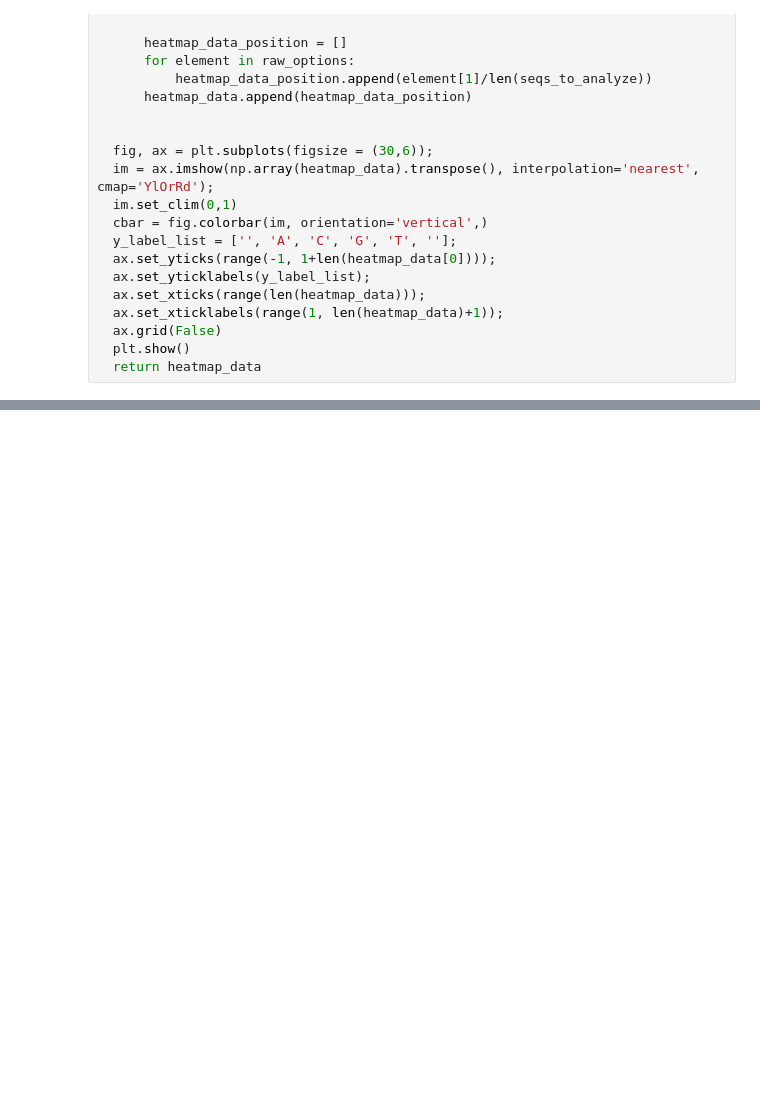
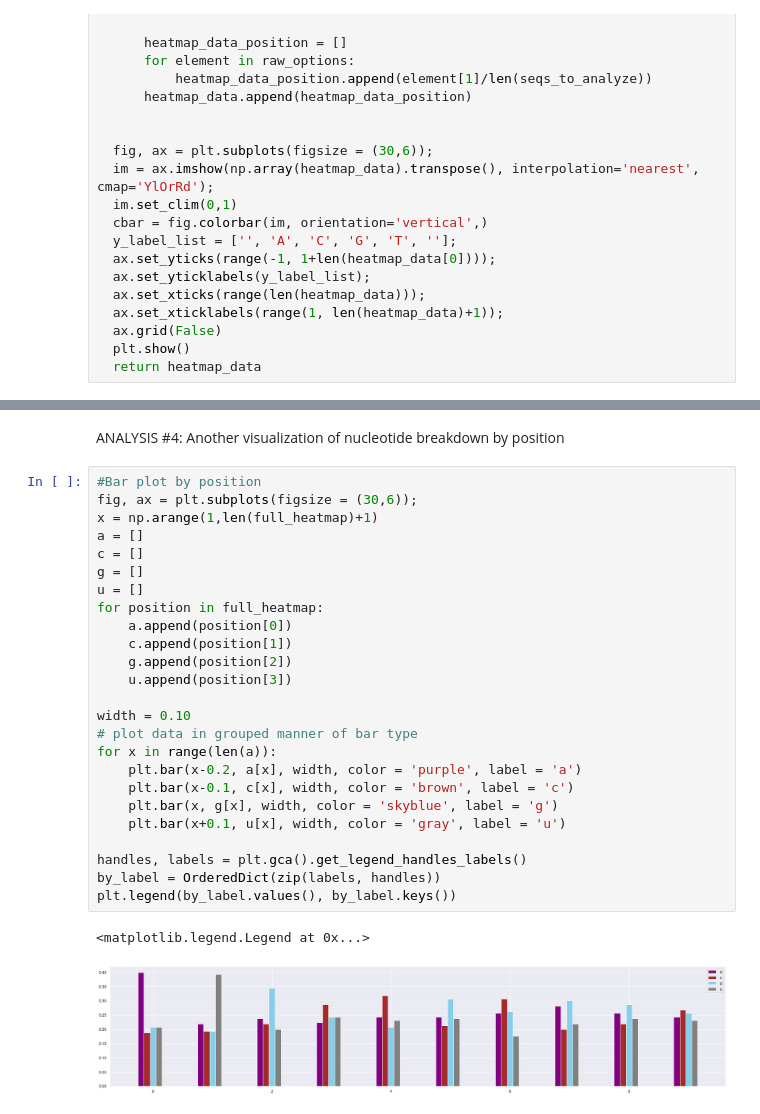
Before and after one commit to szostaklab/aminoacylation, a Jupyter notebook: Experiment 1.ipynb, the cells around one changed output, grey strips where cells are left out. Drawn from its saved outputs; the diff is of its cells as text; blank space fills up the shorter version.

```diff
--- a/Experiment 1.ipynb
+++ b/Experiment 1.ipynb
@@ -240,0 +274,30 @@ make_heatmap(high_quality_trimmed)
+# %% [markdown]
+ANALYSIS #4: Another visualization of nucleotide breakdown by position
+# %%
+#Bar plot by position
+fig, ax = plt.subplots(figsize = (30,6));
+x = np.arange(1,len(full_heatmap)+1)
+a = []
+c = []
+g = []
+u = []
+for position in full_heatmap:
+    a.append(position[0])
+    c.append(position[1])
+    g.append(position[2])
+    u.append(position[3])
+
+width = 0.10
+# plot data in grouped manner of bar type
+for x in range(len(a)):
+    plt.bar(x-0.2, a[x], width, color = 'purple', label = 'a')
+    plt.bar(x-0.1, c[x], width, color = 'brown', label = 'c')
+    plt.bar(x, g[x], width, color = 'skyblue', label = 'g')
+    plt.bar(x+0.1, u[x], width, color = 'gray', label = 'u')
+
+handles, labels = plt.gca().get_legend_handles_labels()
+by_label = OrderedDict(zip(labels, handles))
+plt.legend(by_label.values(), by_label.keys())
+# %% [output]
+<matplotlib.legend.Legend at 0x...>
+[figure, added]
```
Also changed, not shown: parts of 18 cells of this notebook.
